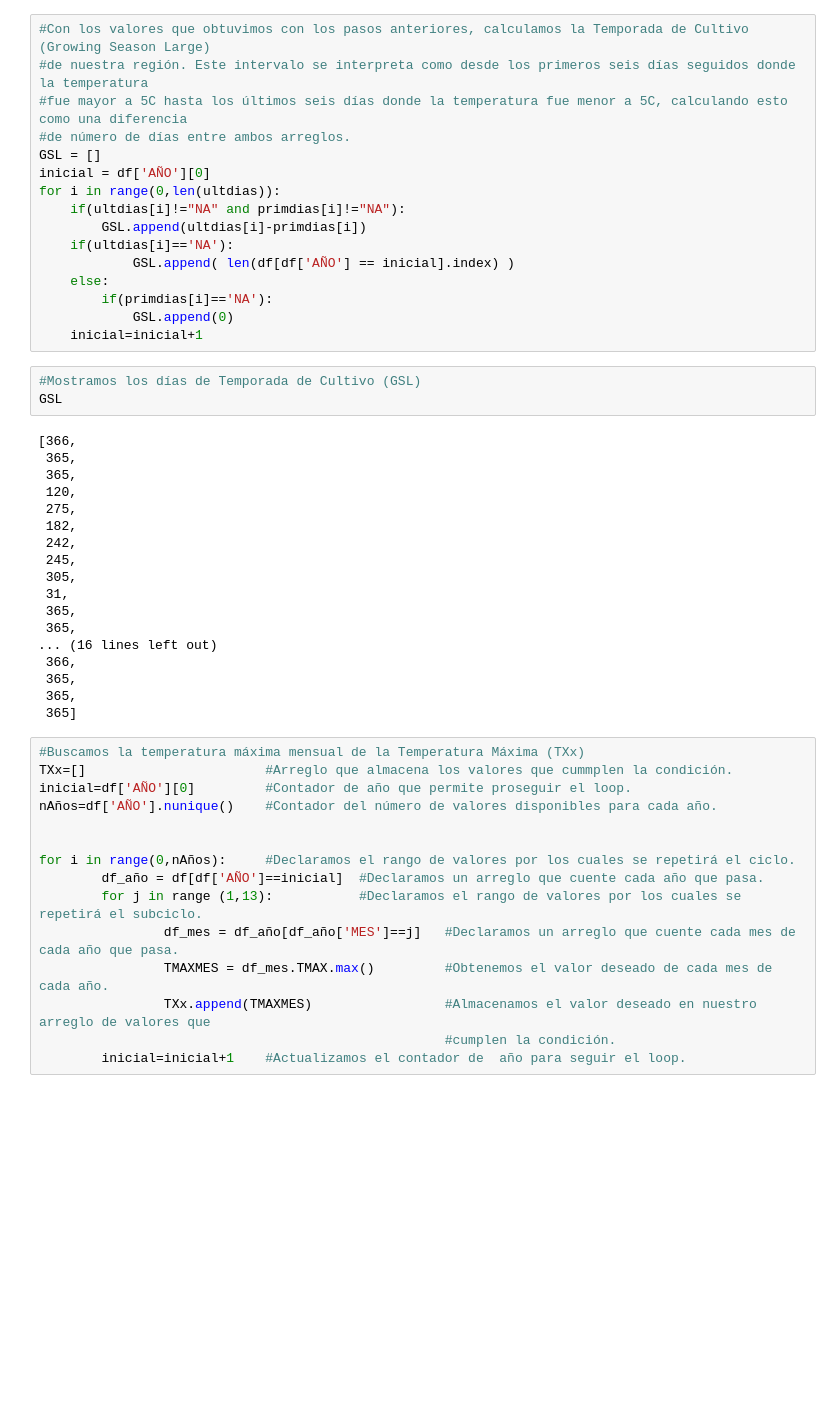
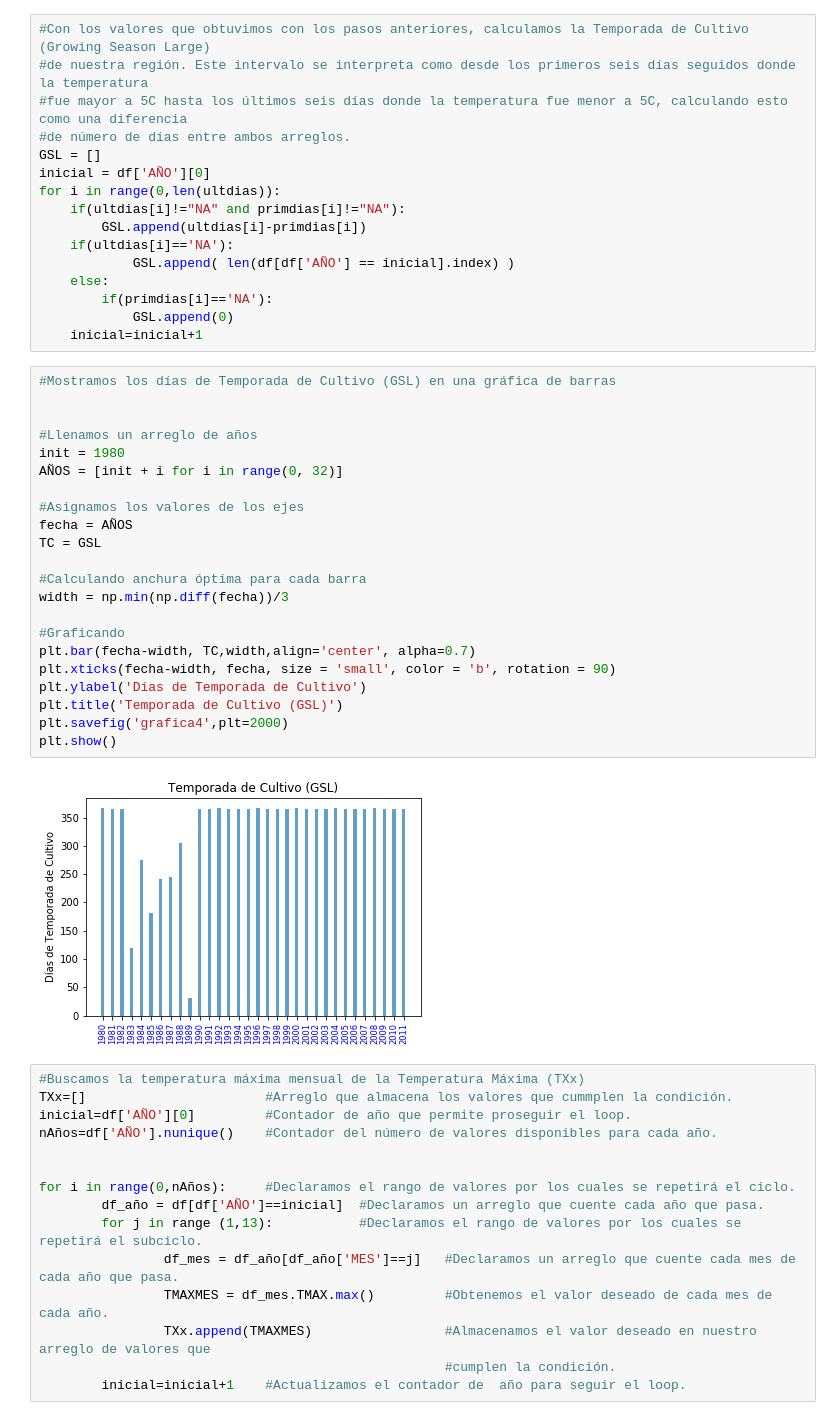
Before and after one commit to JoseDGV/Fisica_Computacional, a Jupyter notebook: Actividad 5.ipynb, the cells around one changed output. Drawn from its saved outputs; the diff is of its cells as text; blank space fills up the shorter version.

```diff
--- a/Actividad 5.ipynb
+++ b/Actividad 5.ipynb
@@ -180,27 +180,30 @@ for i in range(0,len(ultdias)):
         if(primdias[i]=='NA'):
             GSL.append(0)
     inicial=inicial+1
-# %%
-#Mostramos los días de Temporada de Cultivo (GSL)
-GSL
-# %% [output]
-[366,
- 365,
- 365,
- 120,
- 275,
- 182,
- 242,
- 245,
- 305,
- 31,
- 365,
- 365,
-... (16 lines left out)
- 366,
- 365,
- 365,
- 365]
+# %%
+#Mostramos los días de Temporada de Cultivo (GSL) en una gráfica de barras
+
+
+#Llenamos un arreglo de años
+init = 1980
+AÑOS = [init + i for i in range(0, 32)]
+
+#Asignamos los valores de los ejes
+fecha = AÑOS
+TC = GSL
+
+#Calculando anchura óptima para cada barra
+width = np.min(np.diff(fecha))/3
+
+#Graficando
+plt.bar(fecha-width, TC,width,align='center', alpha=0.7)
+plt.xticks(fecha-width, fecha, size = 'small', color = 'b', rotation = 90)
+plt.ylabel('Días de Temporada de Cultivo')
+plt.title('Temporada de Cultivo (GSL)')
+plt.savefig('grafica4',plt=2000)
+plt.show()
+# %% [output]
+[figure, added]
 # %%
 #Buscamos la temperatura máxima mensual de la Temperatura Máxima (TXx)
 TXx=[]                       #Arreglo que almacena los valores que cummplen la condición.
```
Also changed, not shown: parts of 14 cells of this notebook.
